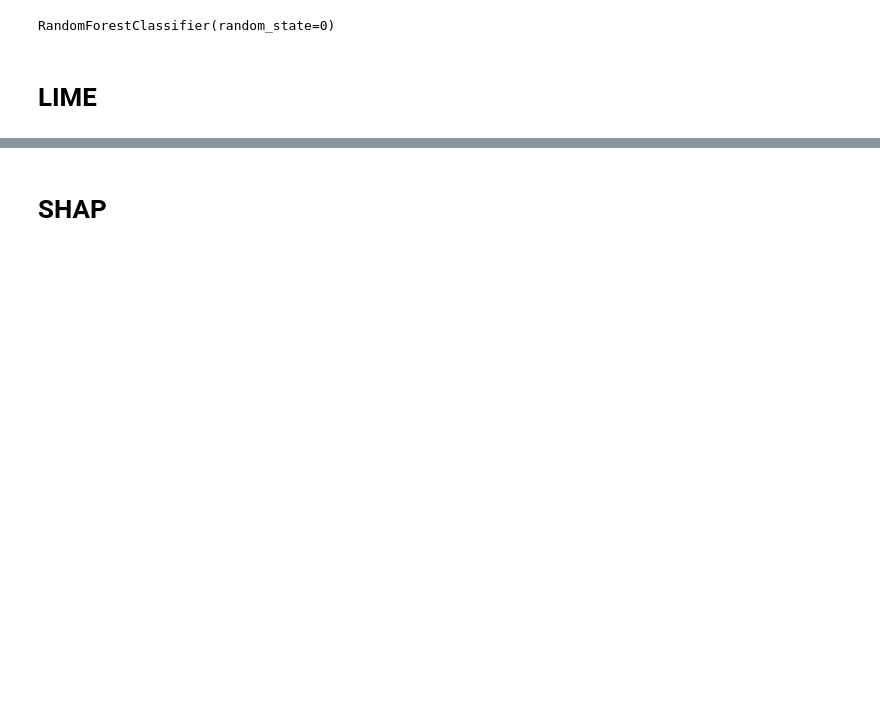
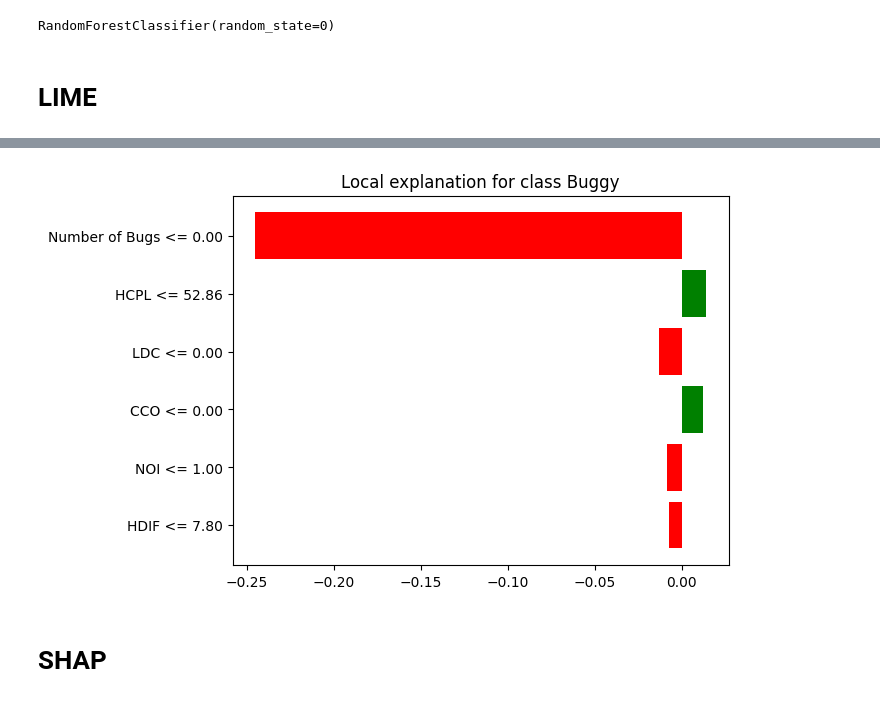
Before and after one commit to davidmacar/Predictor-de-bugs, a Jupyter notebook: pruebas.ipynb, the cells around one changed output, grey strips where cells are left out. Saved outputs shown, nothing was run; the diff lists cells and outputs as text; code cells hidden in the pictures; blank space fills up the shorter version.

```diff
--- a/pruebas.ipynb
+++ b/pruebas.ipynb
@@ -113,7 +117,7 @@ display(training_data)
 from sklearn.ensemble import RandomForestClassifier
 rf_model = RandomForestClassifier(random_state=0)
 # Se entrena el modelo
-rf_model.fit(X_train, y_train)
+rf_model.fit(X_train.values, y_train)
 # print(rf_model)
 # %% [output]
 RandomForestClassifier(random_state=0)
@@ -125,9 +129,8 @@ import lime
 import lime.lime_tabular
 
 # Explicamos el primer metodo del conjunto de test
-fichero = 200
-metodo_explicado = y_test.keys()[fichero]
-metodo_a_explicar = metodo_explicado
+entrada = 200
+metodo_explicado = y_test.keys()[entrada]
 
 # print(f'Explaining {file_to_be_explained} with Lime')
 
@@ -157,11 +160,8 @@ Usar el modelo explicador con la función de predicción para generar la explica
 	top_labels: ignora las labels y produce explicaciones para las K labels con las mejores predicciones de probabilidad donde K es el parametro
 """
 lime_local_explanation_of_an_instance = our_lime_explainer.explain_instance(
-	data_row = X_test.loc[metodo_explicado, :],
+	data_row = X_test.loc[metodo_explicado],
 	predict_fn = rf_model.predict_proba,
 	num_features = 6,
     top_labels = 5
 )
-
-# Visualización de las explicaciones
-lime_local_explanation_of_an_instance.show_in_notebook()
@@ -169,0 +168,5 @@ lime_local_explanation_of_an_instance.show_in_notebook()
+# %%
+# Visualización de las explicaciones
+lime_local_explanation_of_an_instance.as_pyplot_figure()
+lime_local_explanation_of_an_instance.show_in_notebook()
+# %% [output]
@@ -170,3 +174,4 @@ lime_local_explanation_of_an_instance.show_in_notebook()
+[figure, added]
 # %% [markdown]
 # SHAP
 # %%
```
Also changed, not shown: parts of 11 cells of this notebook, 9 other files.
